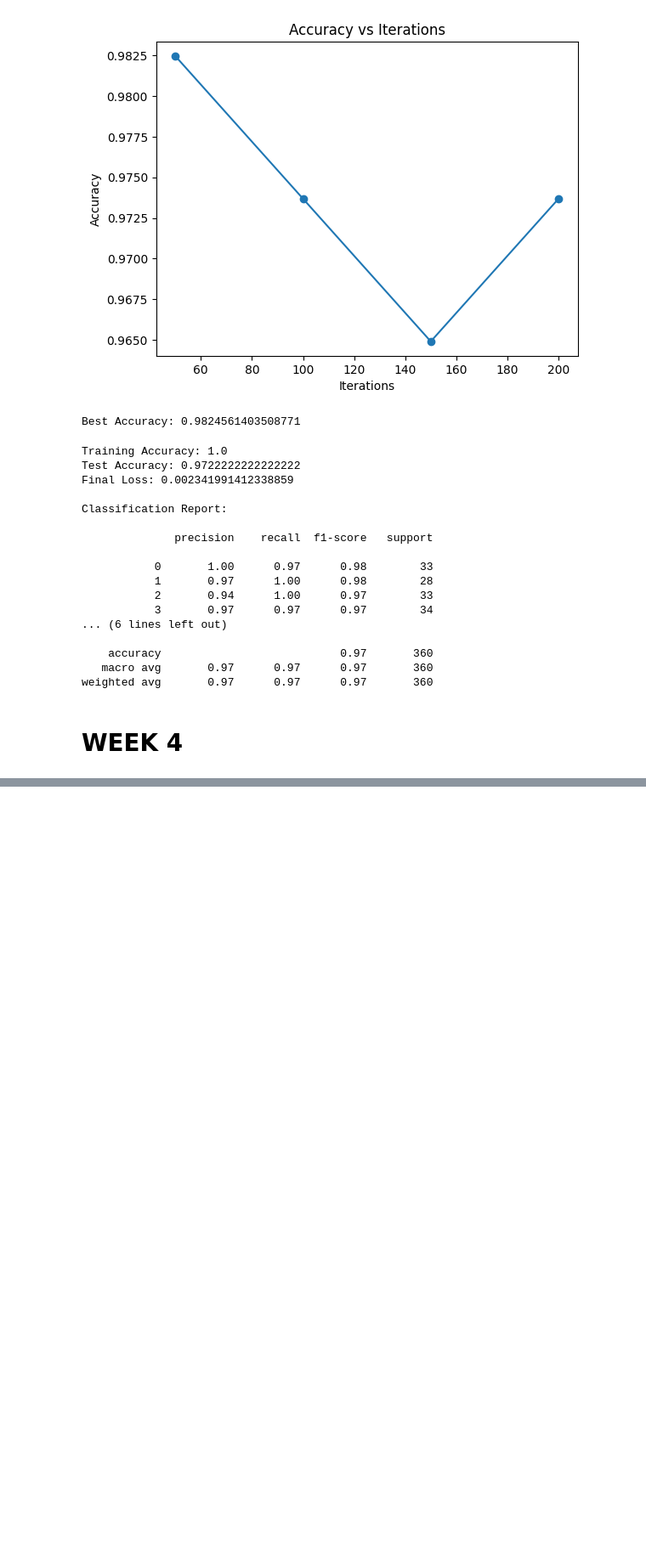
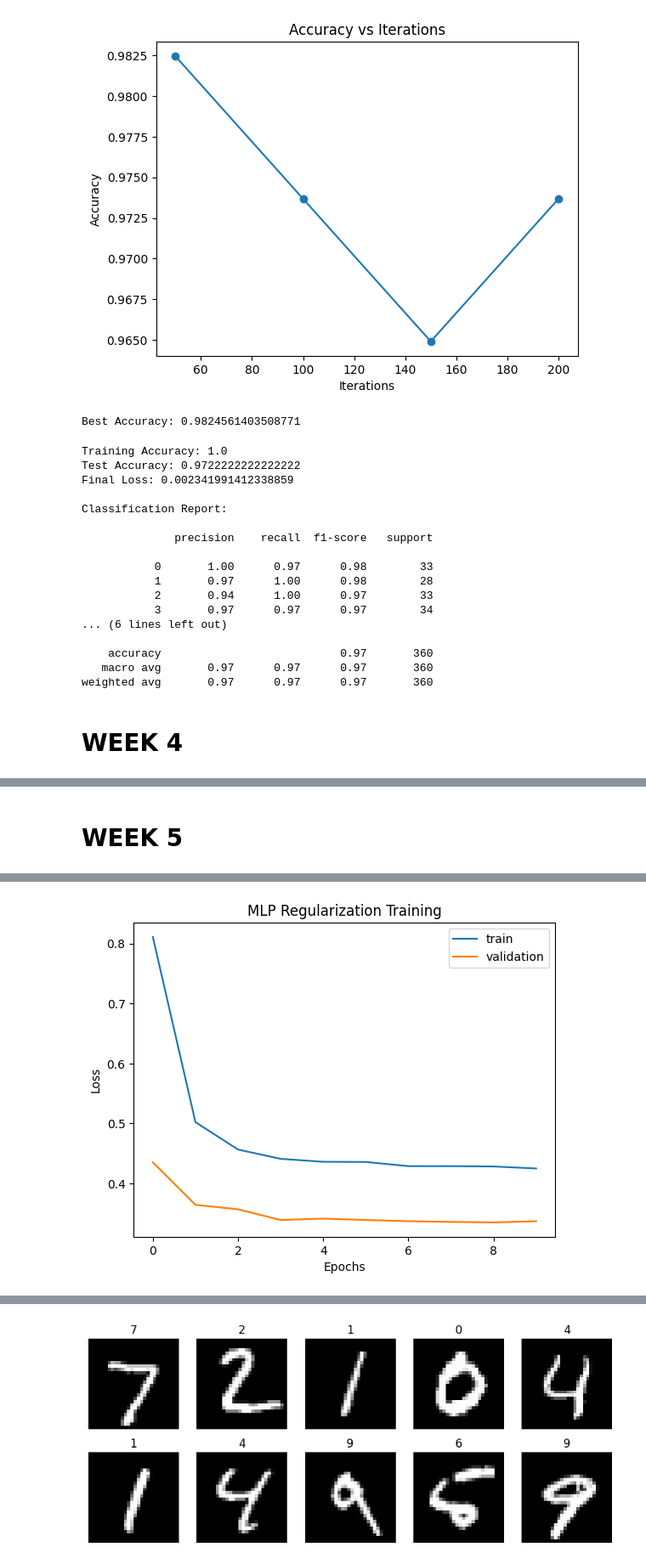
Before and after one commit to Praharshita1275/deep_learning_practice, a Jupyter notebook: deep_learning_sem6.ipynb, the cells around one changed output, grey strips where cells are left out. Shown at 85% size. Saved outputs shown, nothing was run; the diff lists cells and outputs as text; code cells hidden in the pictures; blank space fills up the shorter version.

```diff
--- a/deep_learning_sem6.ipynb
+++ b/deep_learning_sem6.ipynb
@@ -1820,0 +1856,77 @@ Baseline Accuracy: 0.9722222222222222
+# %% [markdown]
+# WEEK 5
+# %%
+#15) Implement the MLP using the Types of Regularization Techniques.
+#L2 Regularization
+#Dataset Augmentation
+#Parameter sharing and tying
+#Adding noise to the inputs and outputs
+#Early stopping
+#Ensemble methods
+#Dropouts
+#explore on your chosen dataset and write your own observation of the best technique and reason
+
+import tensorflow as tf
+from tensorflow.keras import layers,models,datasets,regularizers
+import matplotlib.pyplot as plt
+import numpy as np
+
+(x_train,y_train),(x_test,y_test)=datasets.mnist.load_data()
+
+x_train=x_train.reshape(-1,784)/255.0
+x_test=x_test.reshape(-1,784)/255.0
+
+noise=np.random.normal(0,0.1,x_train.shape)
+x_train=np.clip(x_train+noise,0,1)
+
+model=models.Sequential([
+layers.Dense(256,activation='relu',
+kernel_regularizer=regularizers.l2(0.001),input_shape=(784,)),
+
+layers.Dropout(0.5),
+
+layers.Dense(256,activation='relu',
+kernel_regularizer=regularizers.l2(0.001)),
+
+layers.Dropout(0.5),
+
+layers.Dense(10,activation='softmax')
+])
+
+model.compile(
+optimizer='adam',
+loss='sparse_categorical_crossentropy',
+metrics=['accuracy']
+)
+
+history=model.fit(
+x_train,
+y_train,
+epochs=10,
+validation_split=0.2
+)
+
+plt.plot(history.history['loss'],label="train")
+plt.plot(history.history['val_loss'],label="validation")
+plt.title("MLP Regularization Training")
+plt.xlabel("Epochs")
+plt.ylabel("Loss")
+plt.legend()
+plt.show()
+
+loss,acc=model.evaluate(x_test,y_test)
+print("Test Accuracy:",acc)
+
+pred=model.predict(x_test[:10])
+labels=np.argmax(pred,axis=1)
+
+plt.figure(figsize=(10,4))
+
+for i in range(10):
+    plt.subplot(2,5,i+1)
+    plt.imshow(x_test[i].reshape(28,28),cmap="gray")
+    plt.title(labels[i])
+    plt.axis("off")
+
+plt.show()
+# %% [output]
@@ -1820,0 +1953 @@ Baseline Accuracy: 0.9722222222222222
+[figure, added]
@@ -1820,0 +1957 @@ Baseline Accuracy: 0.9722222222222222
+[figure, added]
```
Also changed, not shown: parts of 6 cells of this notebook.
